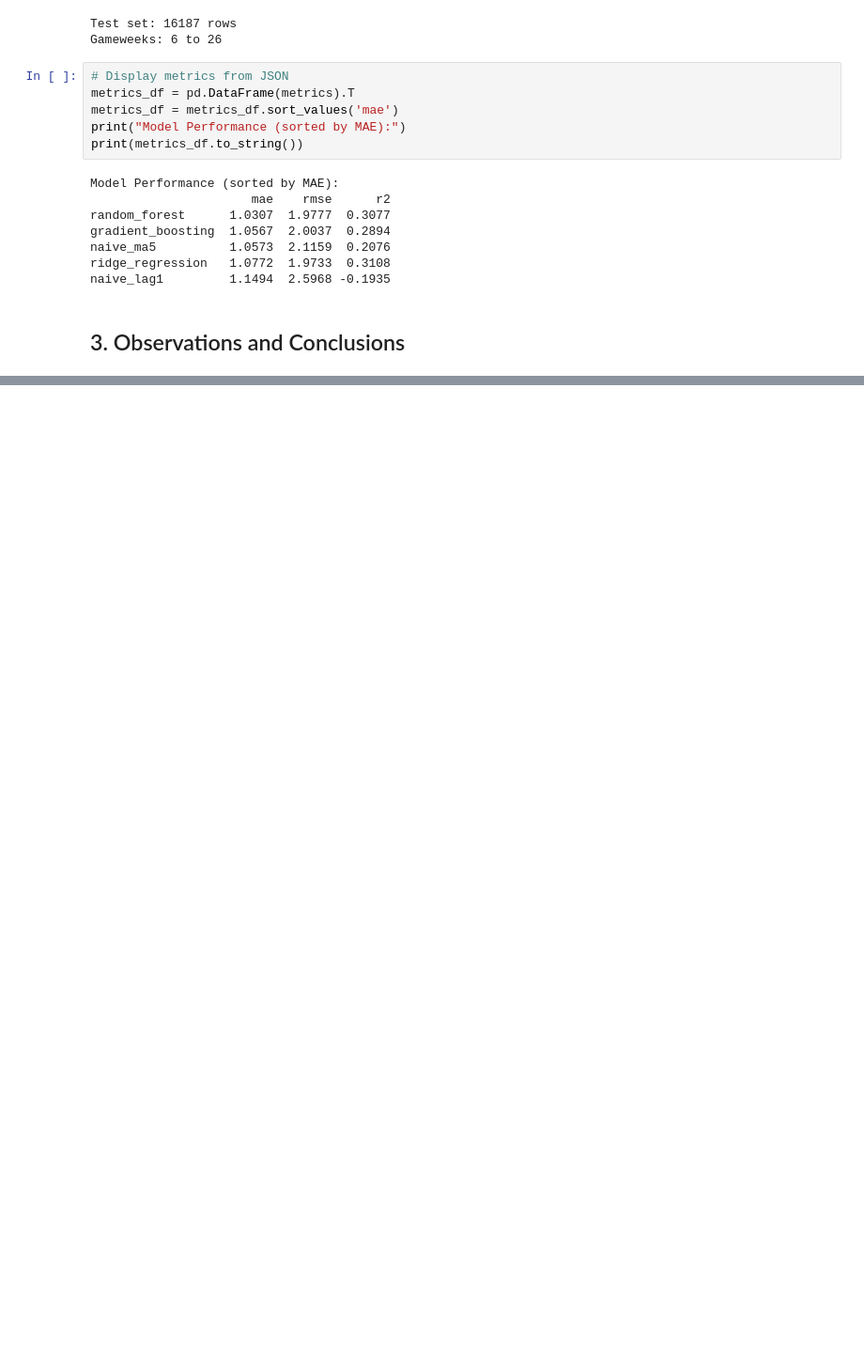
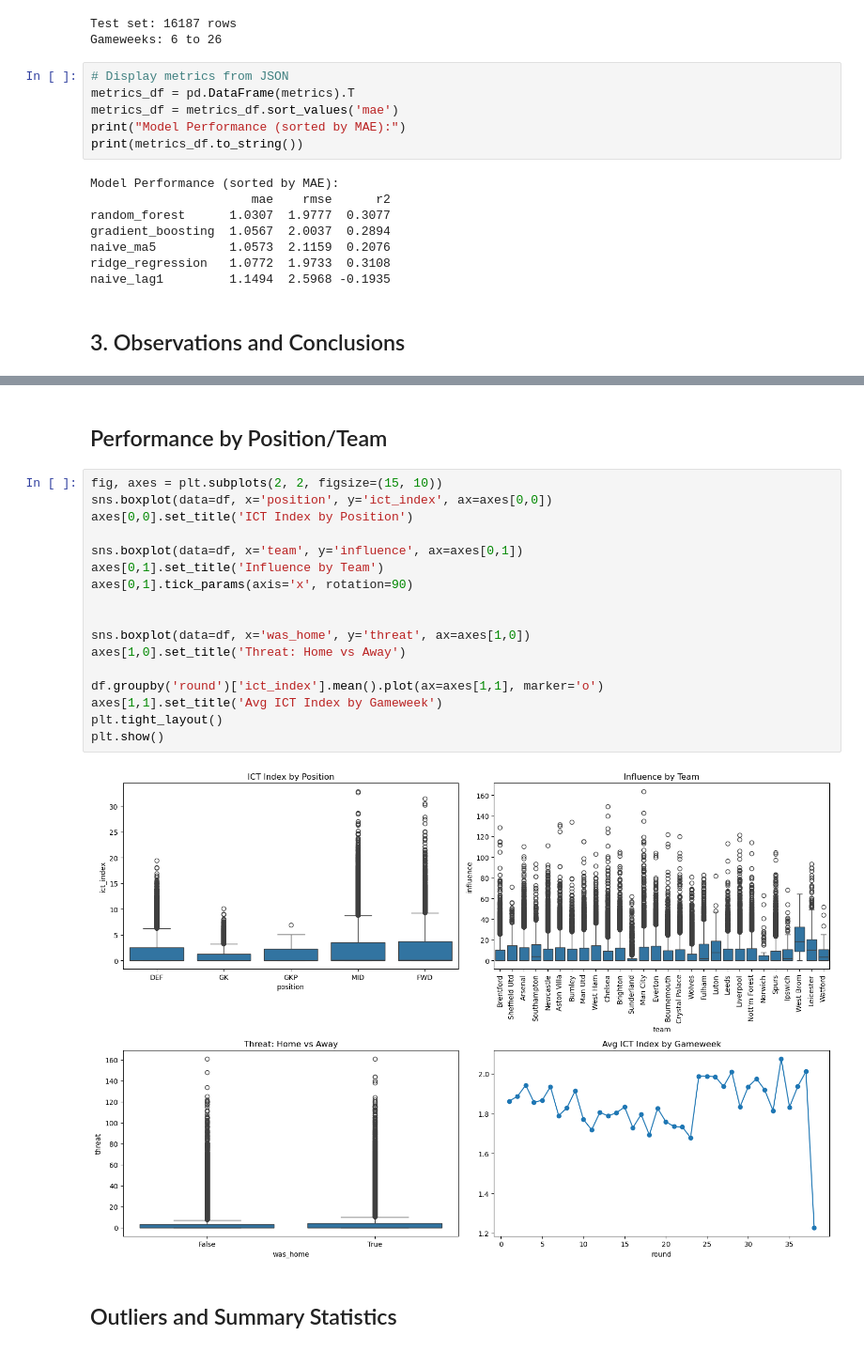
Before and after one commit to sarjit304/fpl-points-predictor, a Jupyter notebook: notebooks/evaluation.ipynb, the cells around one changed output, grey strips where cells are left out. Shown at 94% size. Cells and saved outputs as stored; diff of their text form; blank space fills up the shorter version.

```diff
--- a/notebooks/evaluation.ipynb
+++ b/notebooks/evaluation.ipynb
@@ -124,0 +204,23 @@ naive_lag1         1.1494  2.5968 -0.1935
+# %% [markdown]
+## Performance by Position/Team
+# %%
+fig, axes = plt.subplots(2, 2, figsize=(15, 10))
+sns.boxplot(data=df, x='position', y='ict_index', ax=axes[0,0])
+axes[0,0].set_title('ICT Index by Position')
+
+sns.boxplot(data=df, x='team', y='influence', ax=axes[0,1])
+axes[0,1].set_title('Influence by Team')
+axes[0,1].tick_params(axis='x', rotation=90)
+
+
+sns.boxplot(data=df, x='was_home', y='threat', ax=axes[1,0])
+axes[1,0].set_title('Threat: Home vs Away')
+
+df.groupby('round')['ict_index'].mean().plot(ax=axes[1,1], marker='o')
+axes[1,1].set_title('Avg ICT Index by Gameweek')
+plt.tight_layout()
+plt.show()
+# %% [output]
+[figure, added]
+# %% [markdown]
+## Outliers and Summary Statistics
```
Also changed, not shown: parts of 31 cells of this notebook.
